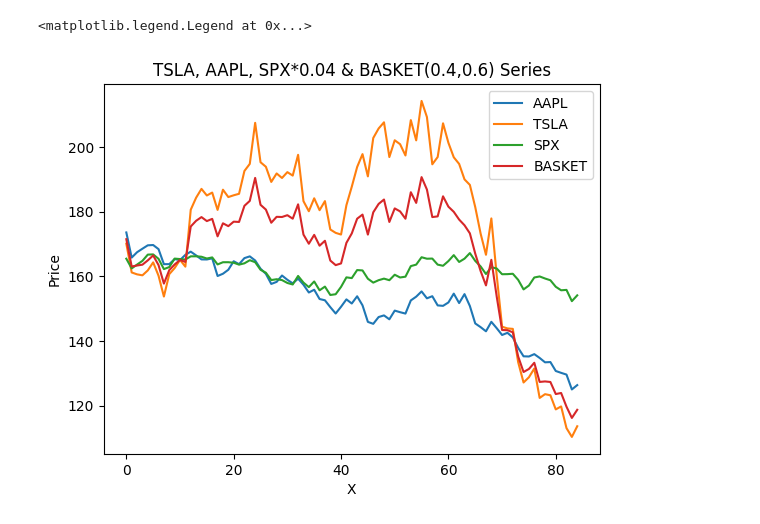
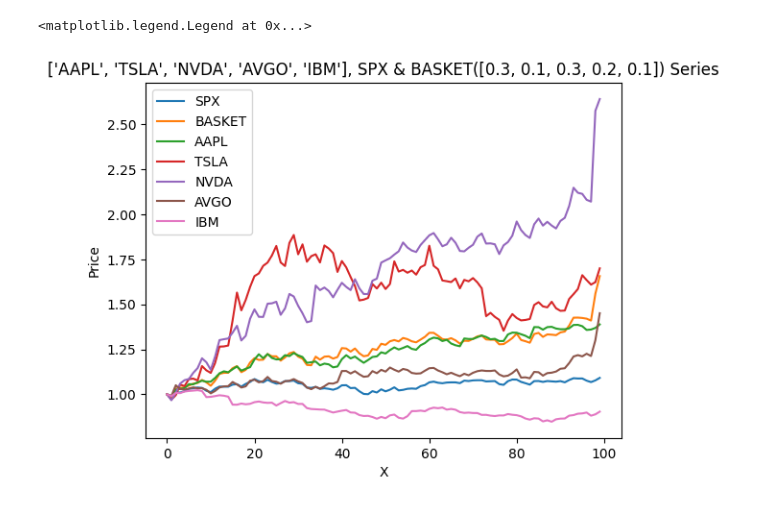
Before and after one commit to raitlhaj/Python, a Jupyter notebook: Notebooks/plot_basket_quotes.ipynb, the cells around one changed output. Cells and saved outputs as stored; diff of their text form; code cells hidden in the pictures.

Commit message:
Update : algo & plots

```diff
--- a/Notebooks/plot_basket_quotes.ipynb
+++ b/Notebooks/plot_basket_quotes.ipynb
@@ -1,42 +1,44 @@
 # %%
 
 import pandas as pd
 import numpy as np
 import matplotlib.pyplot as plt
 from underlyings.stock import Stock
 from underlyings.index import Index
 from underlyings.basket import Basket
 from datetime import datetime
 
-w = 0.04
-w1 = 0.3
-w2 = 0.7
-
-spx = Index("SPX")
-apple = Stock('AAPL')
-tsla = Stock("TSLA")
-bs = Basket(["AAPL","TSLA"], [w1, w2])
-
+stock_symbols = ["AAPL","TSLA", "NVDA","AVGO","IBM"]
+weights = [0.3, 0.1, 0.3, 0.2, 0.1]
 start_date =  pd.to_datetime('2023-01-04')
 end_date = datetime.today().strftime('%Y-%m-%d')
 
-df_apple = apple.get_quotes(start_date, end_date)
-df_tsla = tsla.get_quotes(start_date, end_date)
-df_spx = spx.get_quotes(start_date, end_date).apply(lambda x: x * w)
+spx = Index("SPX")
+bs = Basket(stock_symbols, weights)
+
+df_spx = spx.get_quotes(start_date, end_date)
+df_spx = df_spx.div(df_spx.iloc[0])
+
 df_bs = bs.get_quotes(start_date,end_date)
+df_bs = df_bs.div(df_bs.iloc[0])
 
-plt.plot(df_apple, label='AAPL')
-plt.plot(df_tsla, label='TSLA')
 plt.plot(df_spx, label='SPX')
 plt.plot(df_bs, label='BASKET')
 
+for symbol in stock_symbols:
+
+    df_stock = Stock(symbol).get_quotes(start_date, end_date)
+    df_stock = df_stock.div(df_stock.iloc[0])
+
+    plt.plot(df_stock, label=symbol)
+
 # Setting the title and labels
-plt.title(f'TSLA, AAPL, SPX*{w} & BASKET({w1},{w2}) Series')
+plt.title(f'{stock_symbols}, SPX & BASKET({weights}) Series')
 plt.xlabel('X')
 plt.ylabel('Price')
 
 # Adding the legend
 plt.legend()
 # %% [output]
 <matplotlib.legend.Legend at 0x...>
-[figure, old version]
+[figure, new version]
```
Also changed, not shown: 3 other files.
